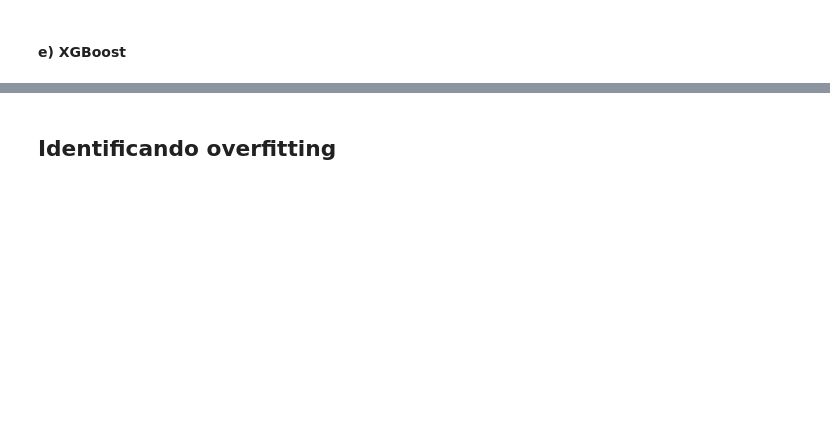
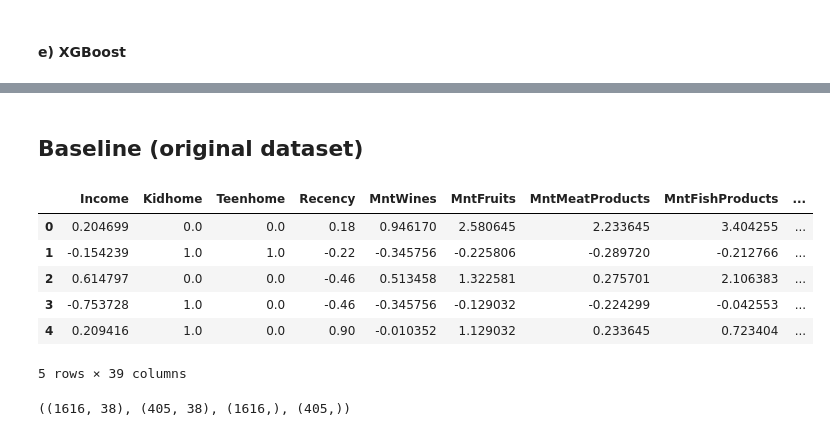
Before and after one commit to petrugeral/Marketing_Analytics, a Jupyter notebook: ifood_marketing_analytics/workspace.ipynb, the cells around one changed output, grey strips where cells are left out. Saved outputs shown, nothing was run; the diff lists cells and outputs as text; code cells hidden in the pictures; blank space fills up the shorter version.

Commit message:
model_baseline

```diff
--- a/ifood_marketing_analytics/workspace.ipynb
+++ b/ifood_marketing_analytics/workspace.ipynb
@@ -1050,2 +1046,35 @@ F1-score: 0.7119 ( A metric that combines precision and recall into a single mea
-# %% [markdown]
-## Identificando overfitting
+# %% [markdown]
+## Baseline (original dataset)
+# %%
+data_base = data.copy()
+data_base.describe()
+data_base = data_base.drop_duplicates()
+# %%
+def non_binary_selection(dataframe):
+    '''
+    Select non binary columns in a dataframe
+    '''
+    non_binary = []
+    for coluna in dataframe.columns:
+        if len(dataframe[coluna].unique()) > 2:
+            non_binary.append(coluna)
+
+    novo_dataframe = dataframe[non_binary]
+
+    return novo_dataframe
+
+
+nb = non_binary_selection(data_base)
+# %%
+rb_scaler_base = RobustScaler()
+rb_scaler_base.fit(nb)
+data_base[nb.columns] = rb_scaler_base.transform(data_base[nb.columns])
+data_base.head()
+# %% [output]
+|  | Income | Kidhome | Teenhome | Recency | MntWines | MntFruits | MntMeatProducts | MntFishProducts | ... |
+| 0 | 0.204699 | 0.0 | 0.0 | 0.18 | 0.946170 | 2.580645 | 2.233645 | 3.404255 | ... |
+| 1 | -0.154239 | 1.0 | 1.0 | -0.22 | -0.345756 | -0.225806 | -0.289720 | -0.212766 | ... |
+| 2 | 0.614797 | 0.0 | 0.0 | -0.46 | 0.513458 | 1.322581 | 0.275701 | 2.106383 | ... |
+| 3 | -0.753728 | 1.0 | 0.0 | -0.46 | -0.345756 | -0.129032 | -0.224299 | -0.042553 | ... |
+| 4 | 0.209416 | 1.0 | 0.0 | 0.90 | -0.010352 | 1.129032 | 0.233645 | 0.723404 | ... |
+5 rows × 39 columns
@@ -1051,0 +1084,5 @@ F1-score: 0.7119 ( A metric that combines precision and recall into a single mea
+# %%
+x_train_b, x_test_b, y_train_b, y_test_b = train_test_split(x_base,y_base,test_size=0.20)
+x_train_b.shape, x_test_b.shape, y_train_b.shape , y_test_b.shape
+# %% [output]
+((1616, 38), (405, 38), (1616,), (405,))
```
Also changed, not shown: parts of 29 cells of this notebook.
